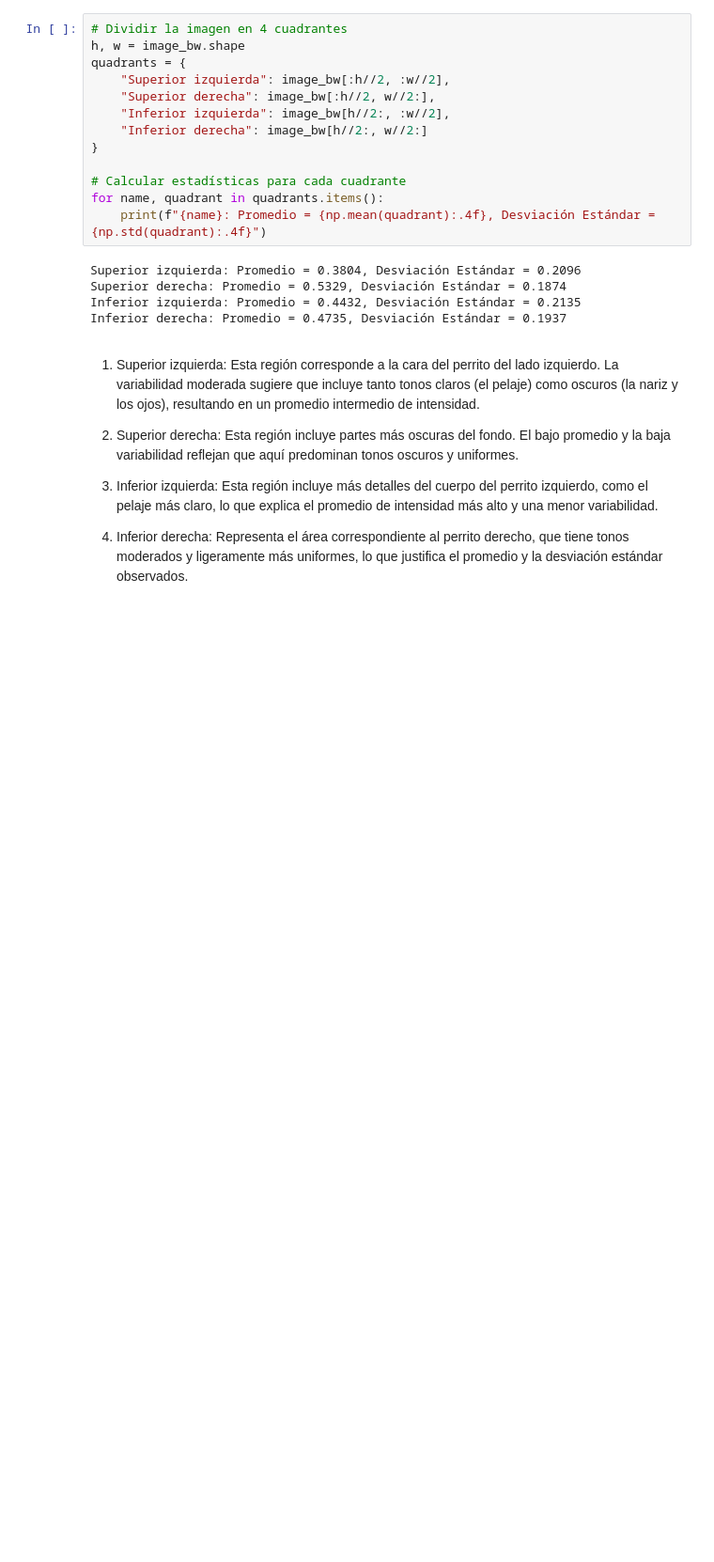
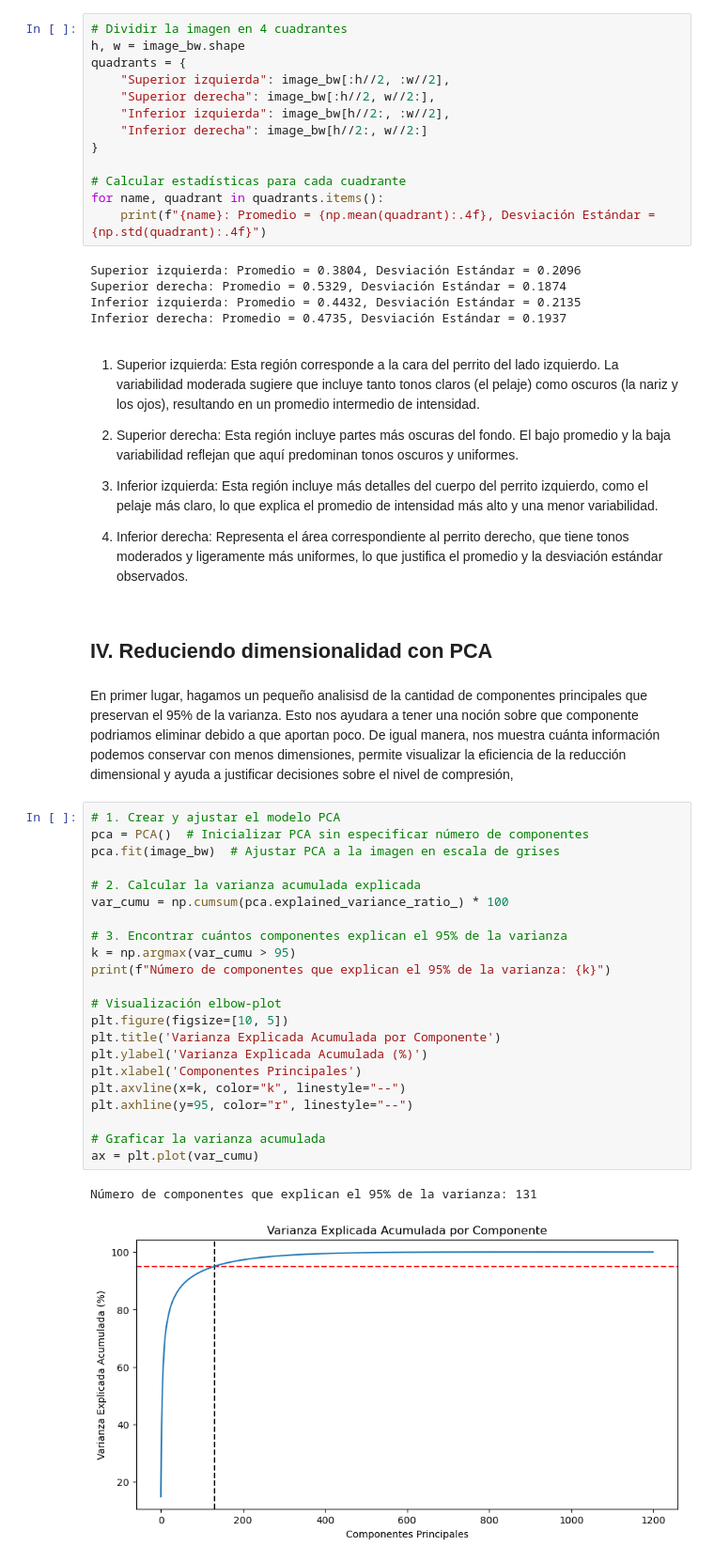
Before and after one commit to MauricioVazquezM/Multivariate_Statistical_Course_Assignments_Fall2024, a Jupyter notebook: FINAL PROJECT/Proyecto final.ipynb, the cells around one changed output. Shown at 94% size. Saved outputs shown, nothing was run; the diff lists cells and outputs as text; blank space fills up the shorter version.

```diff
--- a/FINAL PROJECT/Proyecto final.ipynb
+++ b/FINAL PROJECT/Proyecto final.ipynb
@@ -190,3 +199,32 @@ Esta región incluye más detalles del cuerpo del perrito izquierdo, como el pel
 
 4. Inferior derecha:
 Representa el área correspondiente al perrito derecho, que tiene tonos moderados y ligeramente más uniformes, lo que justifica el promedio y la desviación estándar observados.
+# %% [markdown]
+## IV. Reduciendo dimensionalidad con PCA
+# %% [markdown]
+En primer lugar, hagamos un pequeño analisisd de la cantidad de componentes principales que preservan el 95% de la varianza. Esto nos ayudara a tener una noción  sobre que componente podriamos eliminar debido a que aportan poco. De igual manera, nos muestra cuánta información podemos conservar con menos dimensiones, permite visualizar la eficiencia de la reducción dimensional y ayuda a justificar decisiones sobre el nivel de compresión,
+# %%
+# 1. Crear y ajustar el modelo PCA
+pca = PCA()  # Inicializar PCA sin especificar número de componentes
+pca.fit(image_bw)  # Ajustar PCA a la imagen en escala de grises
+
+# 2. Calcular la varianza acumulada explicada
+var_cumu = np.cumsum(pca.explained_variance_ratio_) * 100
+
+# 3. Encontrar cuántos componentes explican el 95% de la varianza
+k = np.argmax(var_cumu > 95)
+print(f"Número de componentes que explican el 95% de la varianza: {k}")
+
+# Visualización elbow-plot
+plt.figure(figsize=[10, 5])
+plt.title('Varianza Explicada Acumulada por Componente')
+plt.ylabel('Varianza Explicada Acumulada (%)')
+plt.xlabel('Componentes Principales')
+plt.axvline(x=k, color="k", linestyle="--")
+plt.axhline(y=95, color="r", linestyle="--")
+
+# Graficar la varianza acumulada
+ax = plt.plot(var_cumu)
+# %% [output]
+Número de componentes que explican el 95% de la varianza: 131
+[figure, added]
```
Also changed, not shown: parts of 14 cells of this notebook.
